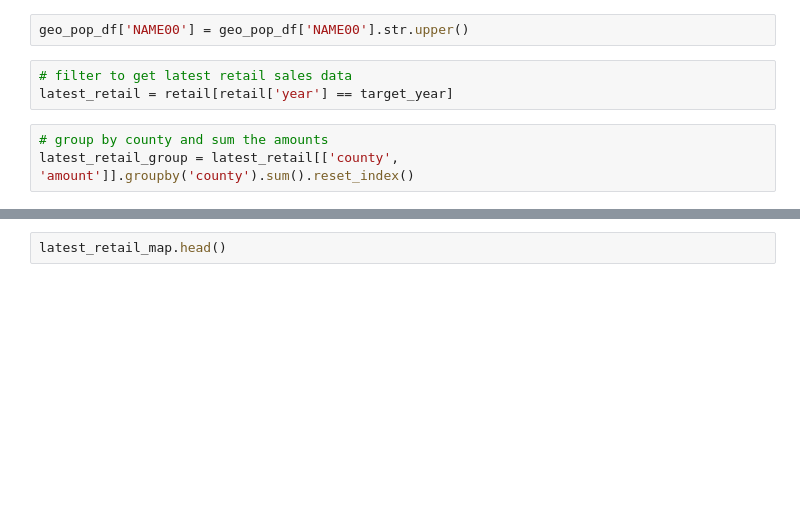
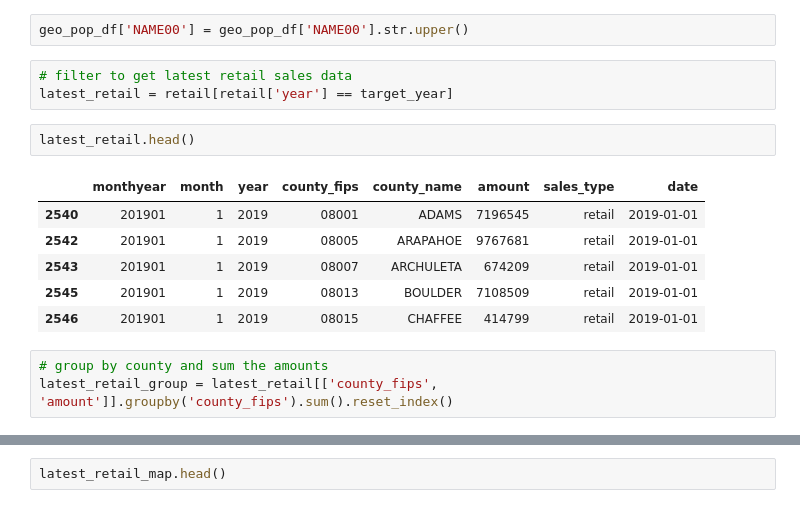
Before and after one commit to cjwinchester/co-weed-sales-data, a Jupyter notebook: Analyzing Colorado Cannabis Sales Data.ipynb, the cells around one changed output, grey strips where cells are left out. Saved outputs shown, nothing was run; the diff lists cells and outputs as text; blank space fills up the shorter version.

```diff
--- a/Analyzing Colorado Cannabis Sales Data.ipynb
+++ b/Analyzing Colorado Cannabis Sales Data.ipynb
@@ -341,6 +344,15 @@ geo_pop_df['NAME00'] = geo_pop_df['NAME00'].str.upper()
 # %%
 # filter to get latest retail sales data
 latest_retail = retail[retail['year'] == target_year]
+# %%
+latest_retail.head()
+# %% [output]
+|  | monthyear | month | year | county_fips | county_name | amount | sales_type | date |
+| 2540 | 201901 | 1 | 2019 | 08001 | ADAMS | 7196545 | retail | 2019-01-01 |
+| 2542 | 201901 | 1 | 2019 | 08005 | ARAPAHOE | 9767681 | retail | 2019-01-01 |
+| 2543 | 201901 | 1 | 2019 | 08007 | ARCHULETA | 674209 | retail | 2019-01-01 |
+| 2545 | 201901 | 1 | 2019 | 08013 | BOULDER | 7108509 | retail | 2019-01-01 |
+| 2546 | 201901 | 1 | 2019 | 08015 | CHAFFEE | 414799 | retail | 2019-01-01 |
 # %%
 # group by county and sum the amounts
-latest_retail_group = latest_retail[['county', 'amount']].groupby('county').sum().reset_index()
+latest_retail_group = latest_retail[['county_fips', 'amount']].groupby('county_fips').sum().reset_index()
```
Also changed, not shown: parts of 13 cells of this notebook, 2 other files.
